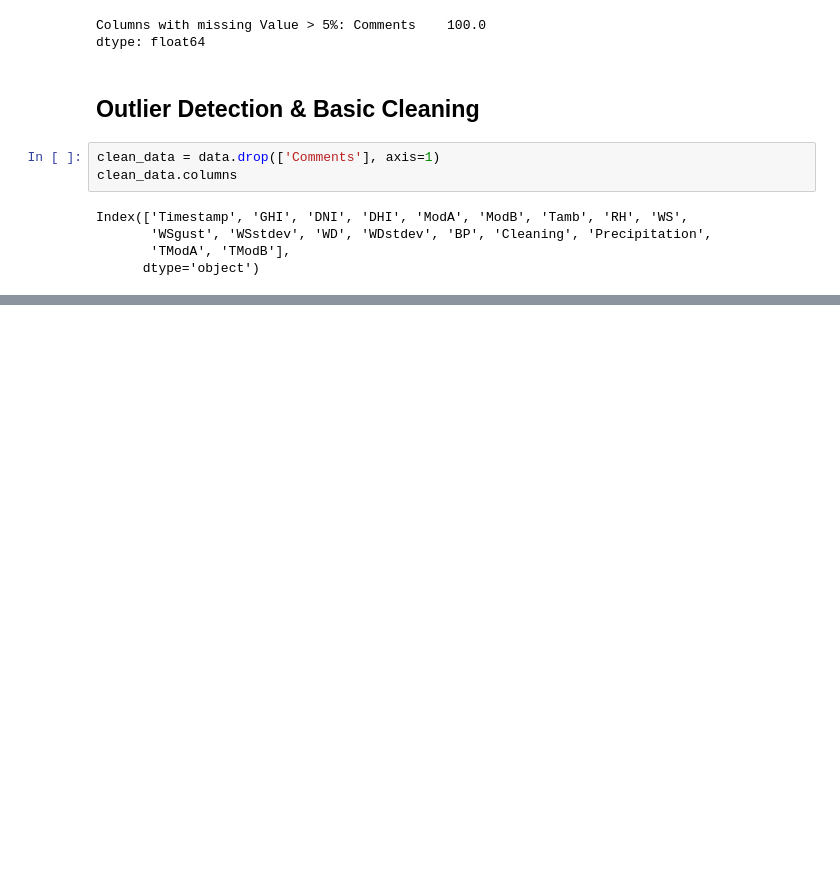
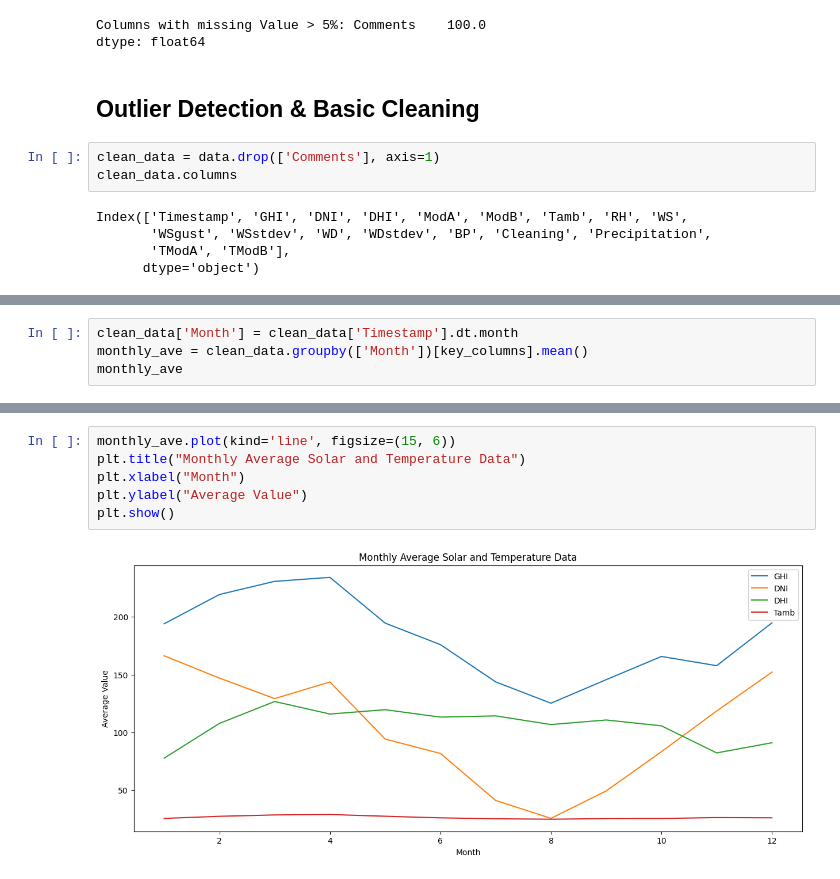
Before and after one commit to Aryam-21/solar-challenge-week0, a Jupyter notebook: notebooks/sierraleone_eda.ipynb, the cells around one changed output, grey strips where cells are left out. Saved outputs shown, nothing was run; the diff lists cells and outputs as text; blank space fills up the shorter version.

```diff
--- a/notebooks/sierraleone_eda.ipynb
+++ b/notebooks/sierraleone_eda.ipynb
@@ -73,0 +137,4 @@ outlier_flag = np.abs()
+# %%
+clean_data['Month'] = clean_data['Timestamp'].dt.month
+monthly_ave = clean_data.groupby(['Month'])[key_columns].mean()
+monthly_ave
@@ -73,0 +156,8 @@ outlier_flag = np.abs()
+# %%
+monthly_ave.plot(kind='line', figsize=(15, 6))
+plt.title("Monthly Average Solar and Temperature Data")
+plt.xlabel("Month")
+plt.ylabel("Average Value")
+plt.show()
+# %% [output]
+[figure, added]
```
Also changed, not shown: parts of 26 cells of this notebook.
